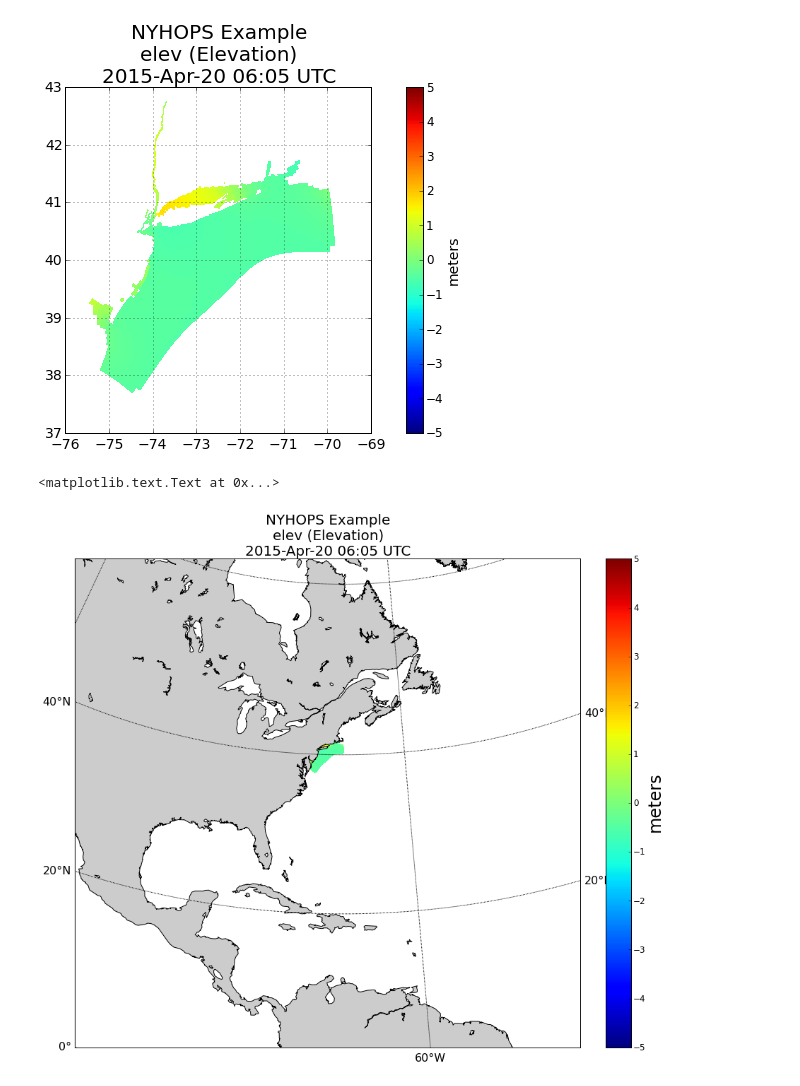
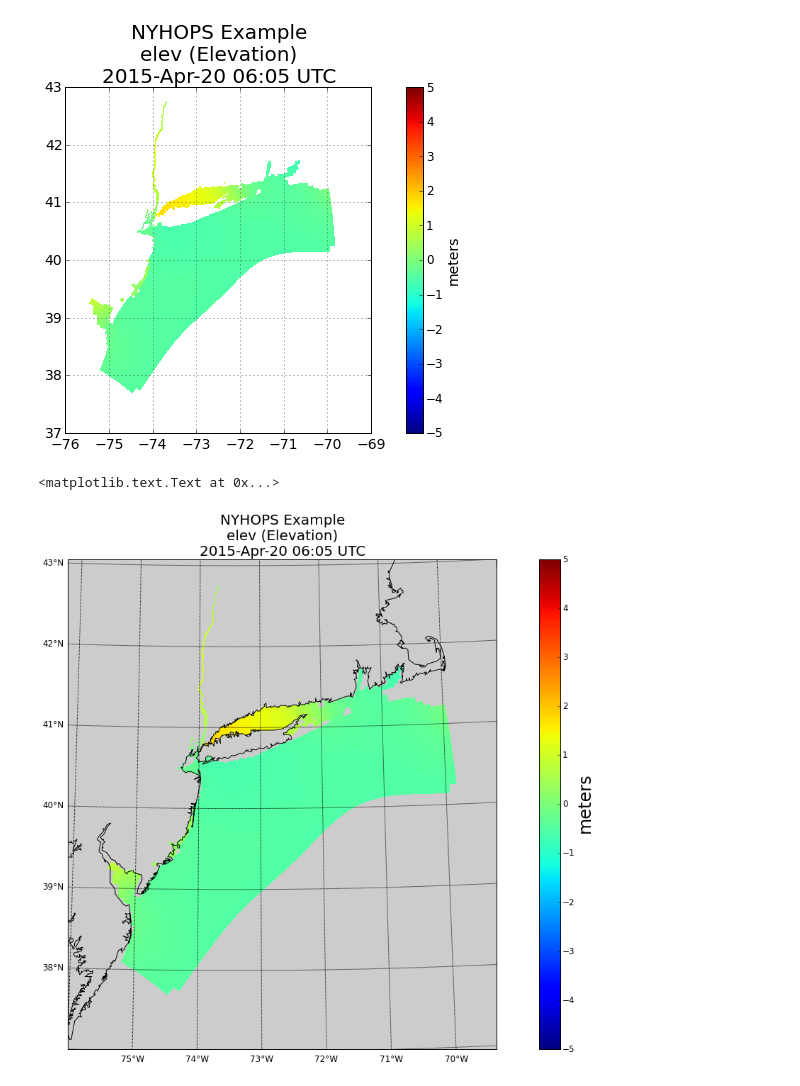
Before and after one commit to BrianOBlanton/NoteBooks, a Jupyter notebook: NYHOPS.ipynb, the cells around one changed output. Drawn from its saved outputs; the diff is of its cells as text; code cells hidden in the pictures.

```diff
--- a/NYHOPS.ipynb
+++ b/NYHOPS.ipynb
@@ -69,30 +70,45 @@ cb.set_label(var.units, fontsize=14)
 cb.ax.tick_params(axis='both', which='major', labelsize=12)
 # %% [output]
 [figure]
+# %%
+llcrnrlon=floor(np.min(lond))  # lower-left corner, lon
+llcrnrlat=floor(np.min(latd))  # lower-left corner, lat
+urcrnrlon=ceil(np.max(lond))  # upper-right corner, lon
+urcrnrlat=ceil(np.max(latd))  # upper-right corner, lat
+lon_0    =np.mean(lond) # center of desired map domain (in degrees).
+lat_1    =np.mean(latd) # first standard parallel for lambert conformal
+dl=10
+#dlon=urcrnrlon-llcrnrlon
+#dlat=urcrnrlat-llcrnrlat
 # %%
 fig = plt.figure(figsize=(24,12), dpi=144)
 ax = fig.add_axes([0.1, 0.1, 0.8, 0.8])
 
 #m = Basemap(projection='kav7',lon_0=-80,resolution='l')
 
-#m=Basemap(llcrnrlon=-80,llcrnrlat=40,urcrnrlon=50,urcrnrlat=50,projection='mill')
-m = Basemap(llcrnrlon=-100.,llcrnrlat=0.,urcrnrlon=-20.,urcrnrlat=57.,
-            projection='lcc',lat_1=20.,lat_2=40.,lon_0=-70.,
-            resolution ='l',area_thresh=1000.)
+m = Basemap(llcrnrlon=llcrnrlon,
+            llcrnrlat=llcrnrlat,
+            urcrnrlon=urcrnrlon,
+            urcrnrlat=urcrnrlat,
+            projection='lcc',
+            resolution ='i',
+            area_thresh=1000.,
+            lat_1=lat_1,
+            lon_0=lon_0)
 
-#m.drawmapboundary(fill_color='0.8')
+m.drawmapboundary(fill_color='0.8')
 m.drawcoastlines(linewidth=1.)
-m.fillcontinents(color='0.8')
-m.drawparallels(np.arange(-80,81,20),labels=[1,1,0,0],fontsize=16)
-m.drawmeridians(np.arange(0,360,60),labels=[0,0,0,1],fontsize=16)
+#m.fillcontinents(color='0.8')
+m.drawparallels(np.arange(36,46,1),labels=[1,0,0,0],fontsize=12)
+m.drawmeridians(np.arange(-80,-60,1),labels=[0,0,0,1],fontsize=12)
 
 pc=m.pcolor(lond, latd, var_d, cmap=plt.cm.jet, vmin=-vminmax, vmax=vminmax, latlon=True)
 
-cb = m.colorbar(pc,"right", size="5%", pad="5%")
+cb = m.colorbar(pc,"right", size="5%", pad="10%")
 cb.set_label(var.units, fontsize=24)
 cb.ax.tick_params(axis='both', which='major', labelsize=12)
 
 ax.set_title("%s\n%s (%s)\n%s UTC" % (tstr, var_name, var.long_name, datestr), fontsize=20)
 # %% [output]
 <matplotlib.text.Text at 0x...>
-[figure, old version]
+[figure, new version]
```
Also changed, not shown: parts of 1 cell of this notebook, 2 other files.
